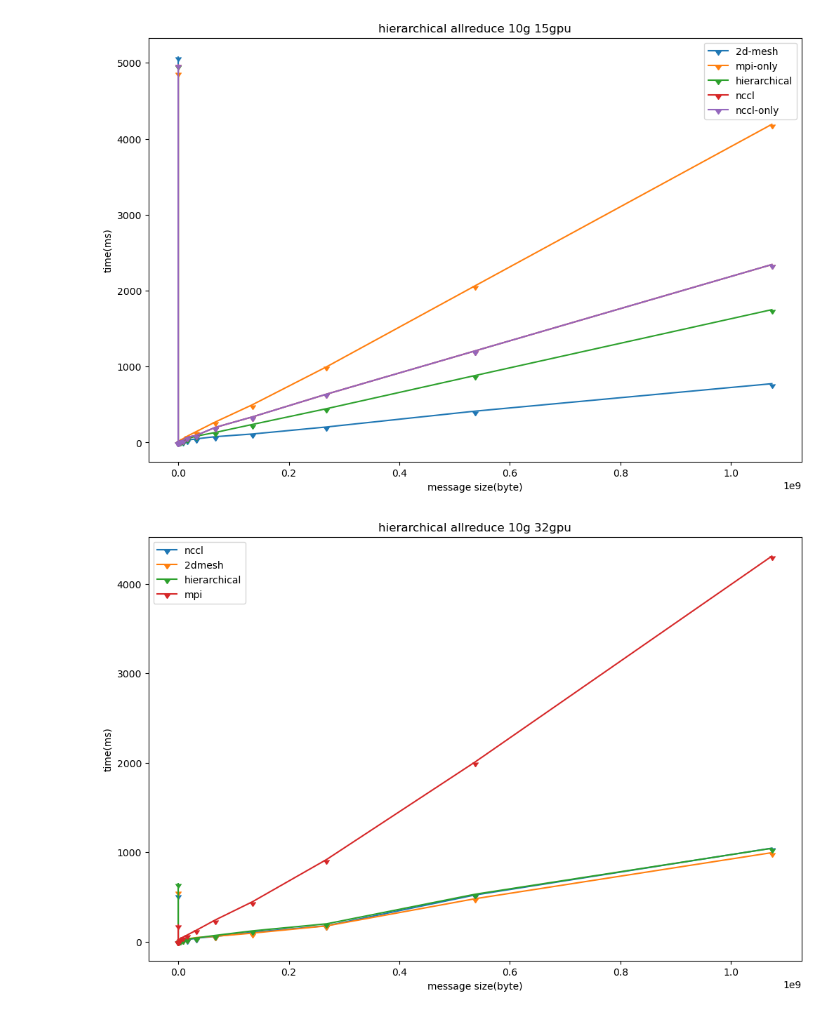
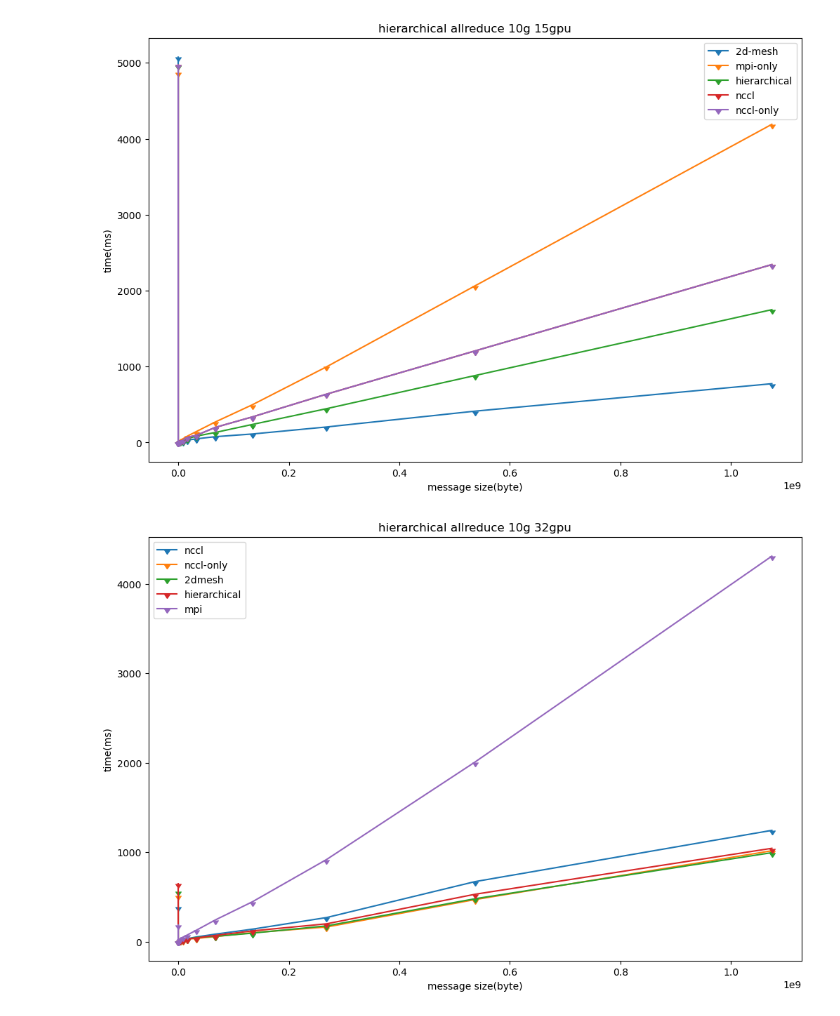
Before and after one commit to dexhunter/allreduce-experiments, a Jupyter notebook: vis_horovod.ipynb, the cells around one changed output. Cells and saved outputs as stored; diff of their text form; code cells hidden in the pictures.

Commit message:
update horovod results

```diff
--- a/vis_horovod.ipynb
+++ b/vis_horovod.ipynb
@@ -103,22 +103,22 @@ plt.show()
 [figure]
 # %%
 x1, y1 = read_hvd("./data/horovod-results/32gpu/10g-32gpu-nccl.txt")
-# x2, y2 = read_hvd("./data/32gpu/10g-32gpu-nccl-only.txt")
+x2, y2 = read_hvd("./data/horovod-results/32gpu/10g-32gpu-nccl-only.txt")
 x3, y3 = read_hvd("./data/horovod-results/32gpu/10g-32gpu-2dmesh.txt")
 x4, y4 = read_hvd("./data/horovod-results/32gpu/10g-32gpu-h.txt")
 x5, y5 = read_hvd("./data/horovod-results/32gpu/10g-32gpu-mpi.txt")
 
 plt.plot(x1,y1, marker=11, label='nccl')
-# plt.plot(x2,y2, marker=11, label='nccl-only')
+plt.plot(x2,y2, marker=11, label='nccl-only')
 plt.plot(x3,y3, marker=11, label='2dmesh')
 plt.plot(x4,y4, marker=11, label='hierarchical')
 plt.plot(x5,y5, marker=11, label='mpi')
 
 plt.xlabel('message size(byte)')
 plt.ylabel('time(ms)')
 plt.legend()
 # mpi_allreduce
 plt.title('hierarchical allreduce 10g 32gpu')
 plt.show()
 # %% [output]
-[figure, old version]
+[figure, new version]
```
Also changed, not shown: parts of 2 cells of this notebook, 8 other files.
